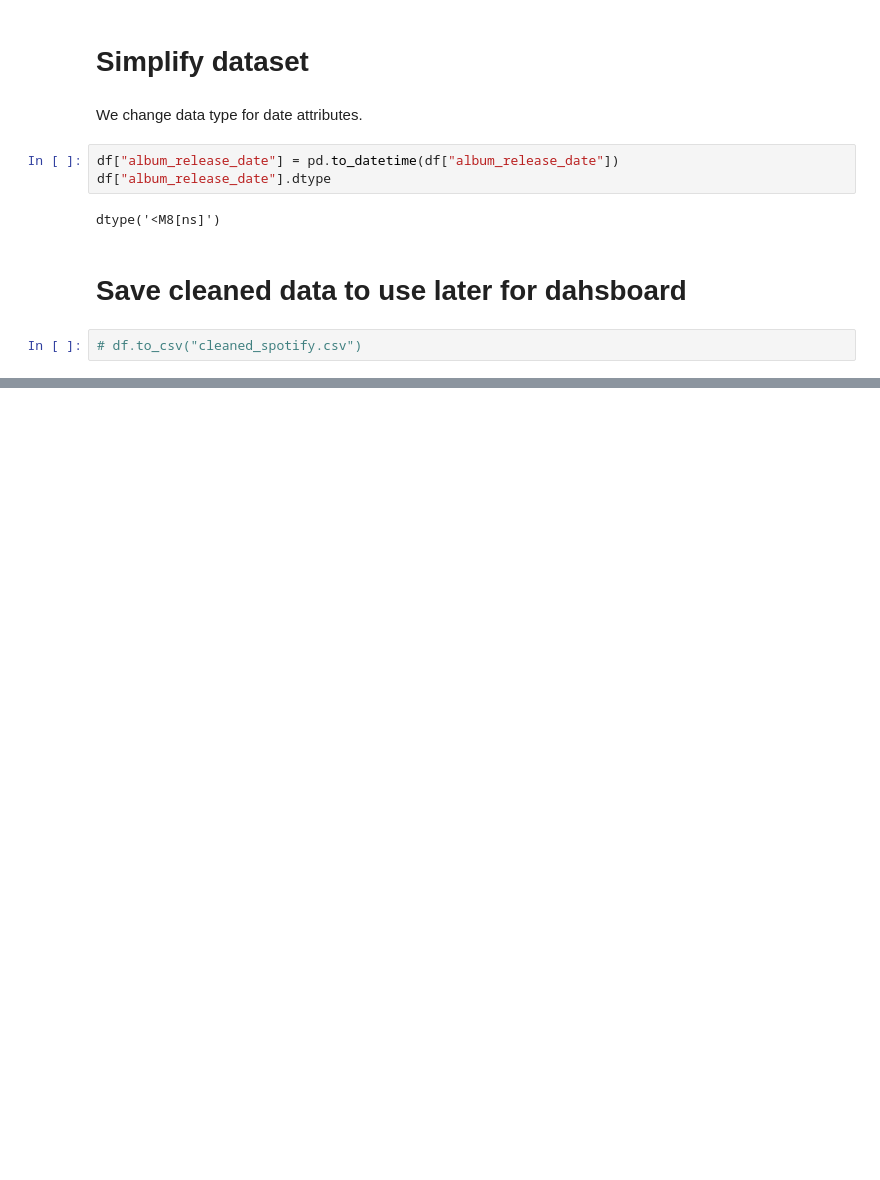
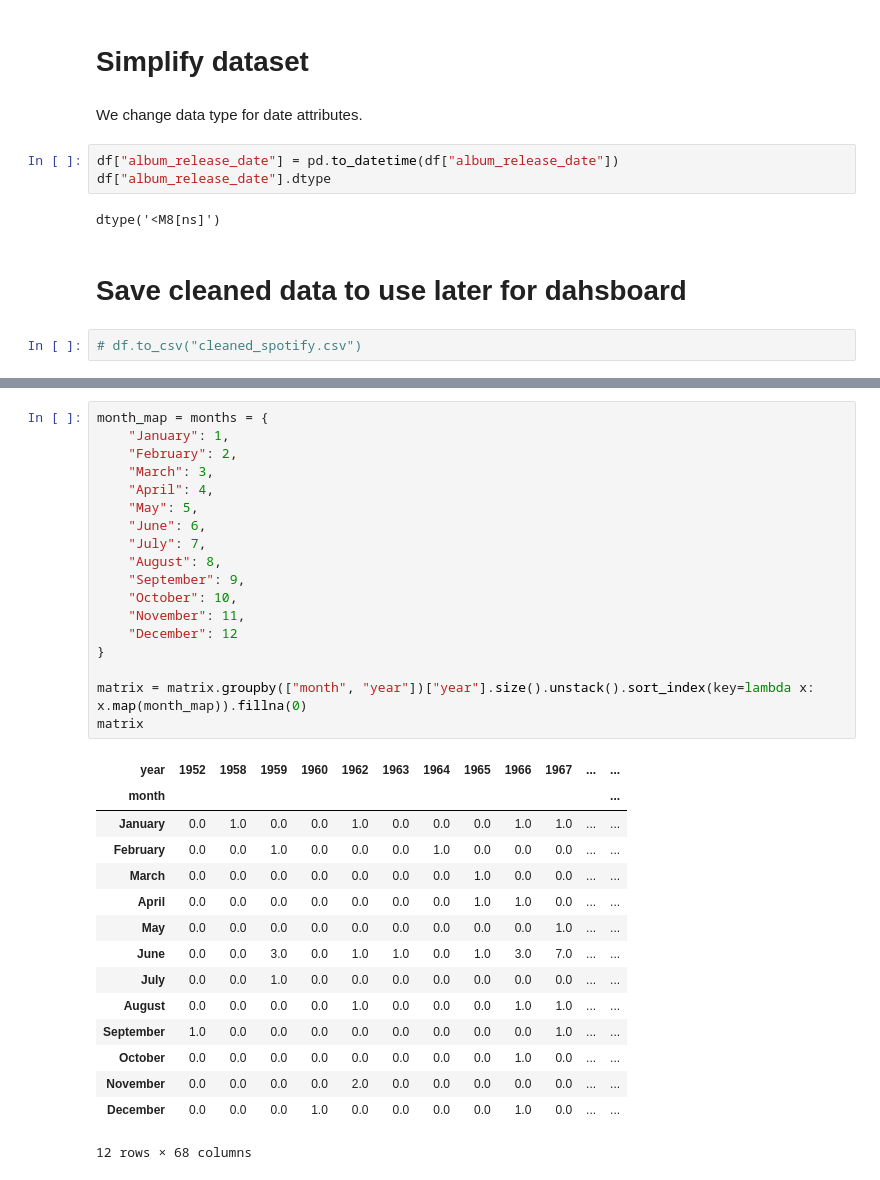
Before and after one commit to mo-chabane-tech/Data-Notebooks-And-Dashboards, a Jupyter notebook: Spotify Global Music/Notebook.ipynb, the cells around one changed output, grey strips where cells are left out. Saved outputs shown, nothing was run; the diff lists cells and outputs as text; blank space fills up the shorter version.

```diff
--- a/Spotify Global Music/Notebook.ipynb
+++ b/Spotify Global Music/Notebook.ipynb
@@ -152,0 +193,34 @@ dtype('<M8[ns]')
+# %%
+month_map = months = {
+    "January": 1,
+    "February": 2,
+    "March": 3,
+    "April": 4,
+    "May": 5,
+    "June": 6,
+    "July": 7,
+    "August": 8,
+    "September": 9,
+    "October": 10,
+    "November": 11,
+    "December": 12
+}
+
+matrix = matrix.groupby(["month", "year"])["year"].size().unstack().sort_index(key=lambda x: x.map(month_map)).fillna(0)
+matrix
+# %% [output]
+| year | 1952 | 1958 | 1959 | 1960 | 1962 | 1963 | 1964 | 1965 | 1966 | 1967 | ... | ... |
+| month |  |  |  |  |  |  |  |  |  |  |  | ... |
+| January | 0.0 | 1.0 | 0.0 | 0.0 | 1.0 | 0.0 | 0.0 | 0.0 | 1.0 | 1.0 | ... | ... |
+| February | 0.0 | 0.0 | 1.0 | 0.0 | 0.0 | 0.0 | 1.0 | 0.0 | 0.0 | 0.0 | ... | ... |
+| March | 0.0 | 0.0 | 0.0 | 0.0 | 0.0 | 0.0 | 0.0 | 1.0 | 0.0 | 0.0 | ... | ... |
+| April | 0.0 | 0.0 | 0.0 | 0.0 | 0.0 | 0.0 | 0.0 | 1.0 | 1.0 | 0.0 | ... | ... |
+| May | 0.0 | 0.0 | 0.0 | 0.0 | 0.0 | 0.0 | 0.0 | 0.0 | 0.0 | 1.0 | ... | ... |
+| June | 0.0 | 0.0 | 3.0 | 0.0 | 1.0 | 1.0 | 0.0 | 1.0 | 3.0 | 7.0 | ... | ... |
+| July | 0.0 | 0.0 | 1.0 | 0.0 | 0.0 | 0.0 | 0.0 | 0.0 | 0.0 | 0.0 | ... | ... |
+| August | 0.0 | 0.0 | 0.0 | 0.0 | 1.0 | 0.0 | 0.0 | 0.0 | 1.0 | 1.0 | ... | ... |
+| September | 1.0 | 0.0 | 0.0 | 0.0 | 0.0 | 0.0 | 0.0 | 0.0 | 0.0 | 1.0 | ... | ... |
+| October | 0.0 | 0.0 | 0.0 | 0.0 | 0.0 | 0.0 | 0.0 | 0.0 | 1.0 | 0.0 | ... | ... |
+| November | 0.0 | 0.0 | 0.0 | 0.0 | 2.0 | 0.0 | 0.0 | 0.0 | 0.0 | 0.0 | ... | ... |
+| December | 0.0 | 0.0 | 0.0 | 1.0 | 0.0 | 0.0 | 0.0 | 0.0 | 1.0 | 0.0 | ... | ... |
+12 rows × 68 columns
```
Also changed, not shown: parts of 6 cells of this notebook.
